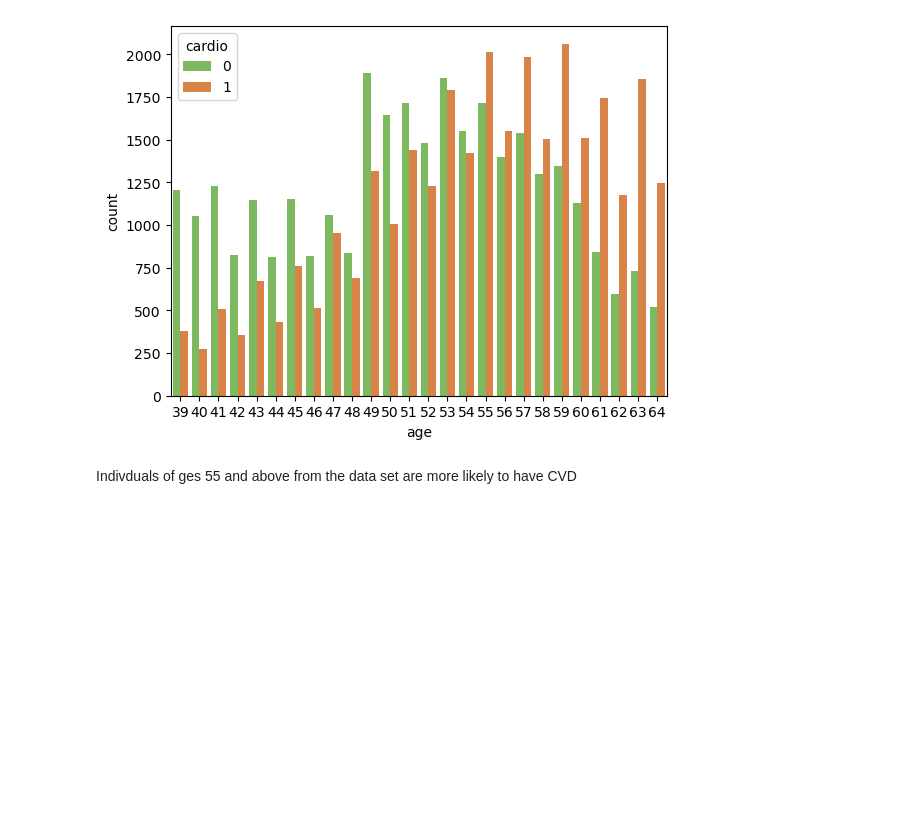
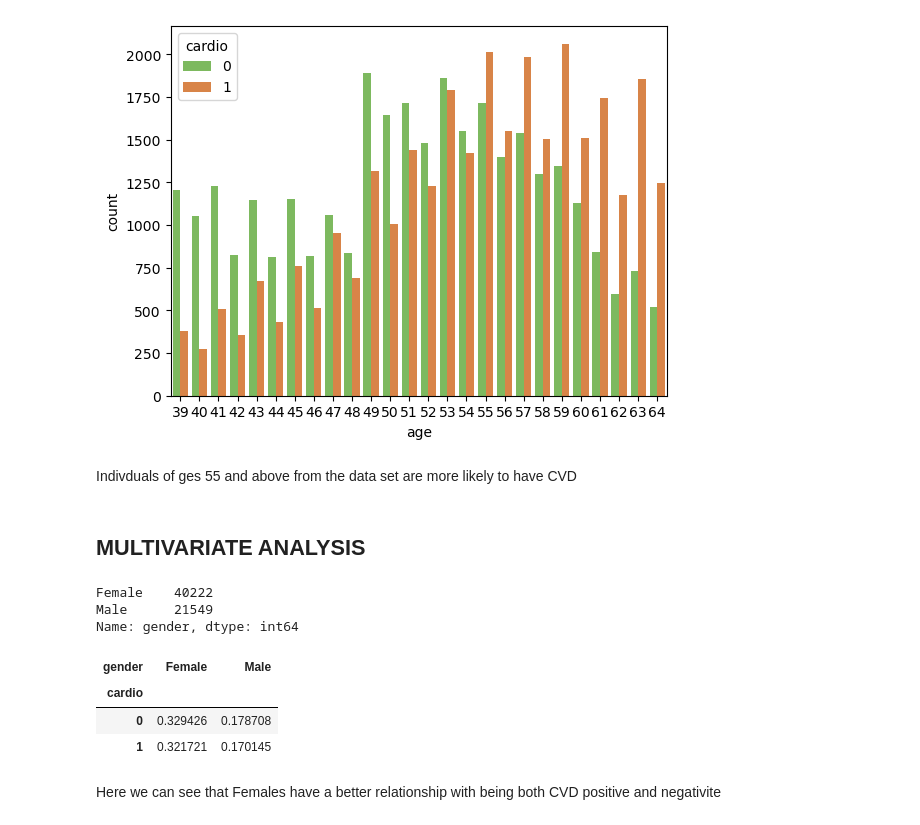
Before and after one commit to COMP3608-Big-Data/Cardiovascular-Disease-Prediction, a Jupyter notebook: the_gold_miners.ipynb, the cells around one changed output. Saved outputs shown, nothing was run; the diff lists cells and outputs as text; code cells hidden in the pictures; blank space fills up the shorter version.

Commit message:
Began Multivariate Analysis

```diff
--- a/the_gold_miners.ipynb
+++ b/the_gold_miners.ipynb
@@ -725,3 +725,20 @@ sns.countplot(x='age', hue='cardio', data = df_without_outliers, palette=pkmn_ty
 [figure]
 # %% [markdown]
 Indivduals of ges 55 and above from the data set are more likely to have CVD
+# %% [markdown]
+## MULTIVARIATE ANALYSIS
+# %%
+df_without_outliers['gender'].value_counts()
+# %% [output]
+Female    40222
+Male      21549
+Name: gender, dtype: int64
+# %%
+pd.crosstab(df_without_outliers['cardio'],df_without_outliers['gender'],normalize=True)
+# %% [output]
+| gender | Female | Male |
+| cardio |  |  |
+| 0 | 0.329426 | 0.178708 |
+| 1 | 0.321721 | 0.170145 |
+# %% [markdown]
+Here we can see that Females have a better relationship with being both CVD positive and negativite
```
Also changed, not shown: parts of 2 cells of this notebook.
